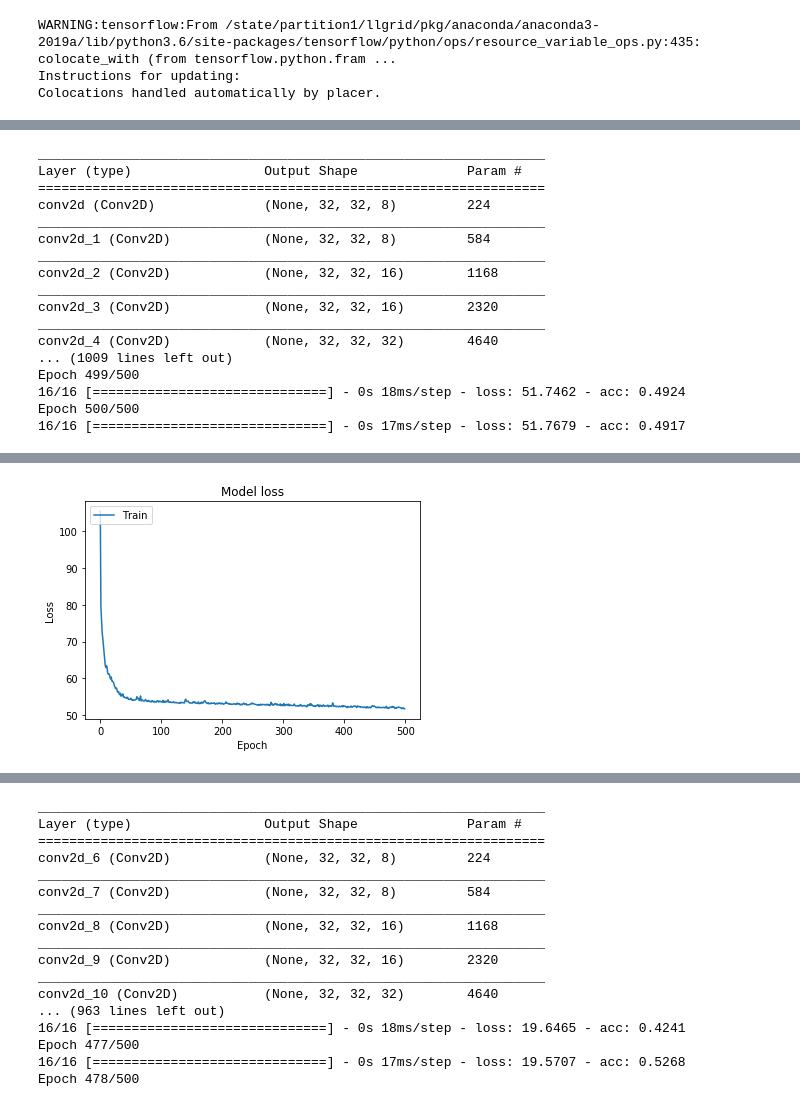
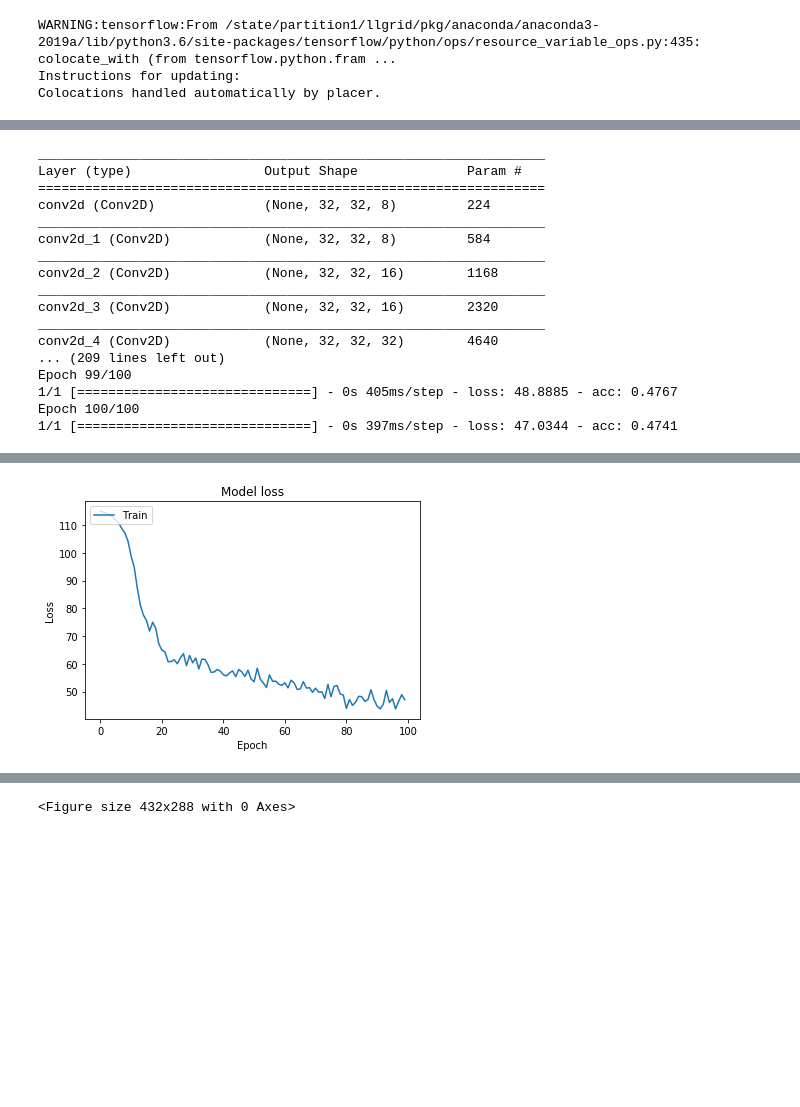
Before and after one commit to nalin1096/CS7180, a Jupyter notebook: lastmile/train_model022.ipynb, the cells around one changed output, grey strips where cells are left out. Cells and saved outputs as stored; diff of their text form; code cells hidden in the pictures; blank space fills up the shorter version.

```diff
--- a/lastmile/train_model022.ipynb
+++ b/lastmile/train_model022.ipynb
@@ -146,9 +146,9 @@ def fit_model(X_train, Y_train, model, checkpoint_dir, imgtup):
         # Fit model
 
         history = model.fit_generator(datagen.flow(X_train,Y_train,
-                                                   batch_size=32),
+                                                   batch_size=100),
                                       steps_per_epoch=X_train.shape[0] / 32,
-                                      epochs=500)
+                                      epochs=100)
         plot_loss('review/train_val_loss_021_{}.png'.format(imgname), history)
 
     return model
@@ -188,16 +188,16 @@ def run_simulation(fcov, fmean):
 
     (X_train, y_train), (X_test, y_test) = cifar10.load_data()
 
-    m = 500
+    m = 100
     X_train = X_train[0:m,...]
     X_test = X_test[0:m,...]
-    Y_train = X_train
-    Y_test = X_test
+    Y_train = np.copy(X_train)
+    Y_test = np.copy(X_test)
 
     imgman = [
-        ('bl', bl),
-        ('bl_cd', bl_cd),
-        ('bl_cd_pn', bl_cd_pn),
+#         ('bl', bl),
+#         ('bl_cd', bl_cd),
+#         ('bl_cd_pn', bl_cd_pn),
         ('bl_cd_pn_ag', bl_cd_pn_ag),
     ]
 
@@ -208,9 +208,9 @@ def run_simulation(fcov, fmean):
 
         imgname, imgfunc = imgtup
         logger.info("Processing: {}".format(imgtup[0]))
-        model = fit_model(X_train, Y_test, model, checkpoint_dir, imgtup)
+        model = fit_model(X_train, Y_train, model, checkpoint_dir, imgtup)
         Y_pred = model_predict(model, X_test, imgtup)
-        review_image_output(X_test, Y_pred, Y_test, imgtup, every=50)
+        review_image_output(X_test, Y_pred, Y_test, imgtup, every=10)
 
         model = None
 
@@ -249,8 +249,8 @@ _________________________________________________________________
 conv2d_3 (Conv2D)            (None, 32, 32, 16)        2320
 _________________________________________________________________
 conv2d_4 (Conv2D)            (None, 32, 32, 32)        4640
-... (1009 lines left out)
-Epoch 499/500
-16/16 [==============================] - 0s 18ms/step - loss: 51.7462 - acc: 0.4924
-Epoch 500/500
-16/16 [==============================] - 0s 17ms/step - loss: 51.7679 - acc: 0.4917
+... (209 lines left out)
+Epoch 99/100
+1/1 [==============================] - 0s 405ms/step - loss: 48.8885 - acc: 0.4767
+Epoch 100/100
+1/1 [==============================] - 0s 397ms/step - loss: 47.0344 - acc: 0.4741
@@ -259 +259 @@ Epoch 500/500
-[figure, old version]
+[figure, new version]
@@ -262,17 +262 @@ Epoch 500/500
-_________________________________________________________________
-Layer (type)                 Output Shape              Param #
-=================================================================
-conv2d_6 (Conv2D)            (None, 32, 32, 8)         224
-_________________________________________________________________
-conv2d_7 (Conv2D)            (None, 32, 32, 8)         584
-_________________________________________________________________
-conv2d_8 (Conv2D)            (None, 32, 32, 16)        1168
-_________________________________________________________________
-conv2d_9 (Conv2D)            (None, 32, 32, 16)        2320
-_________________________________________________________________
-conv2d_10 (Conv2D)           (None, 32, 32, 32)        4640
-... (963 lines left out)
-16/16 [==============================] - 0s 18ms/step - loss: 19.6465 - acc: 0.4241
-Epoch 477/500
-16/16 [==============================] - 0s 17ms/step - loss: 19.5707 - acc: 0.5268
-Epoch 478/500
+<Figure size 432x288 with 0 Axes>
```
Also changed, not shown: parts of 1 cell of this notebook.
